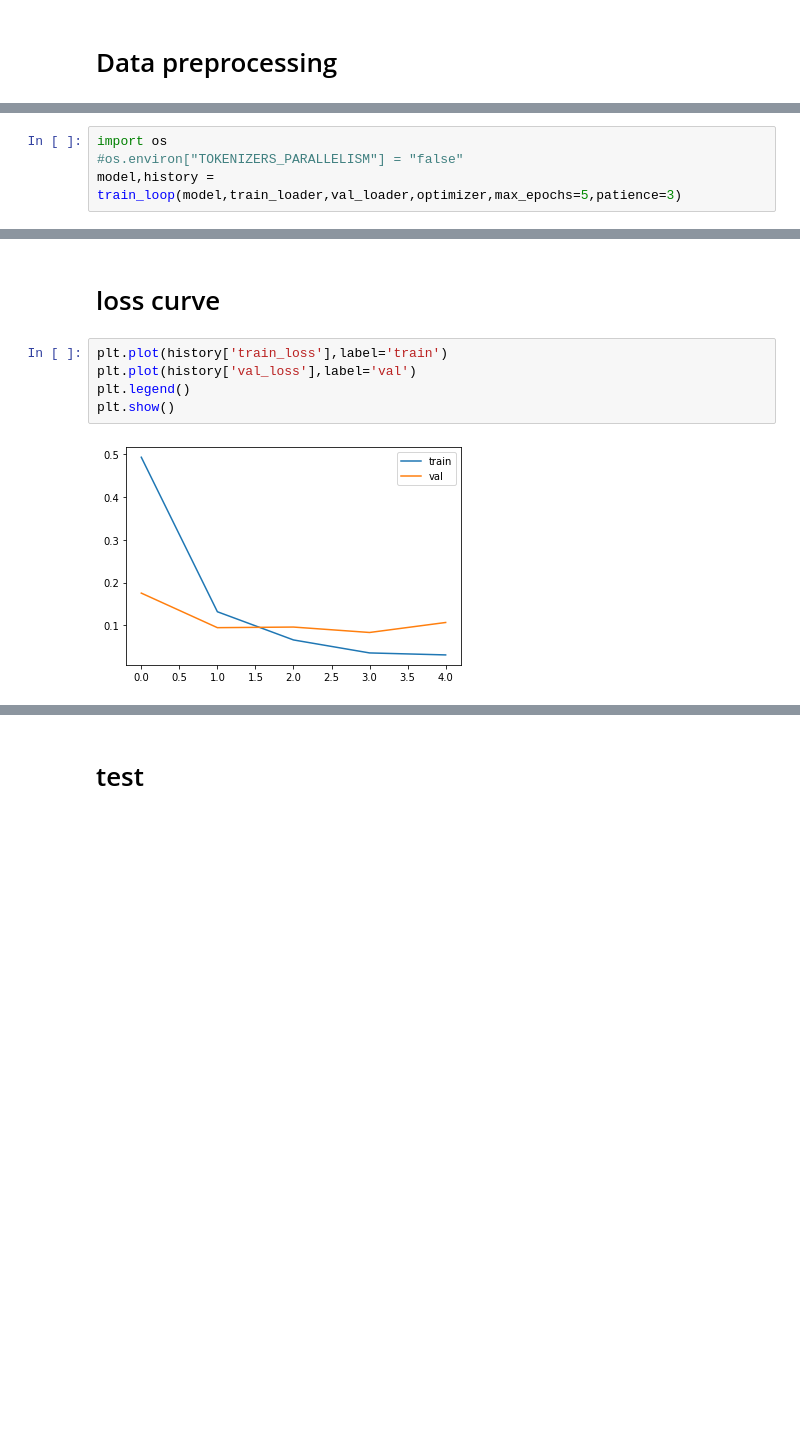
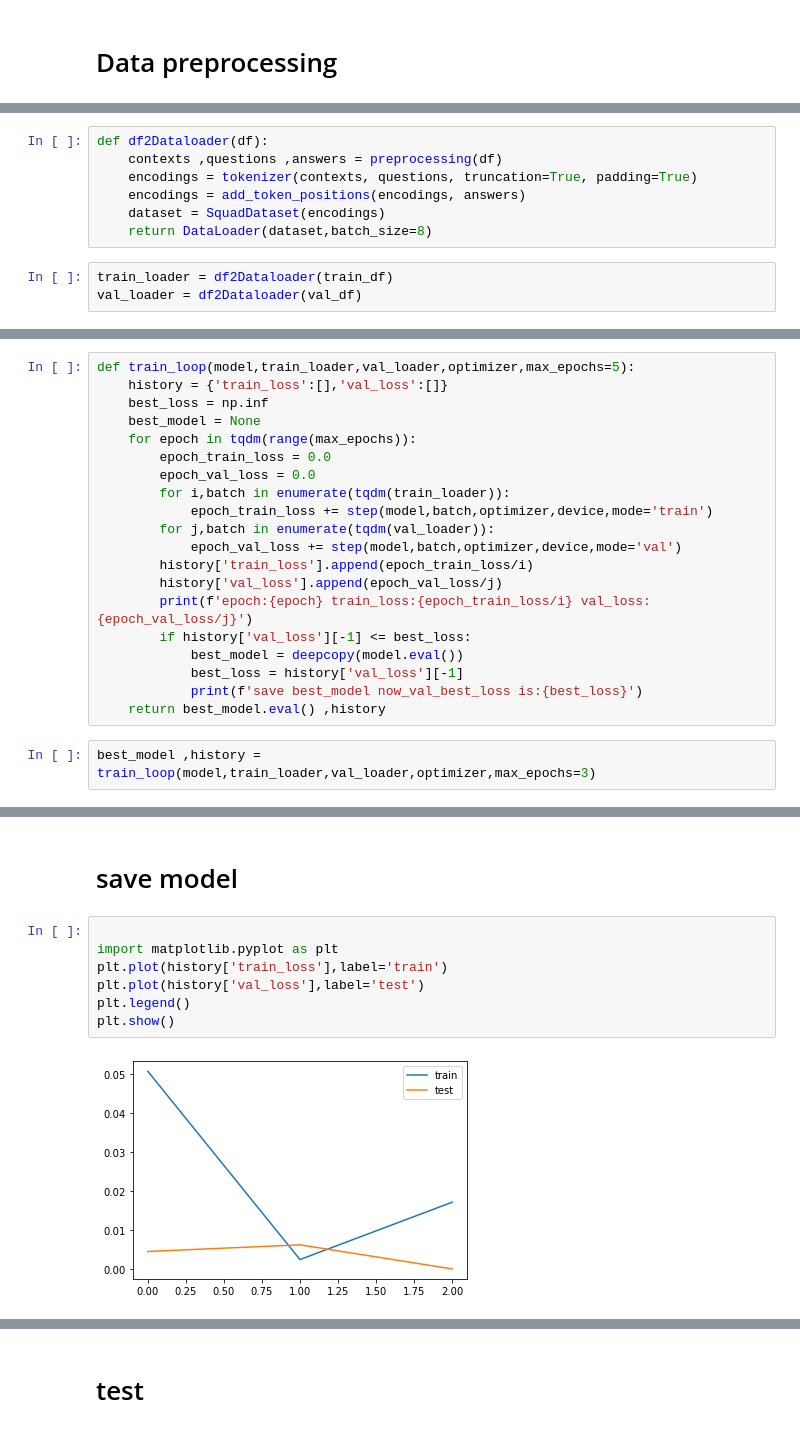
Before and after one commit to skywalker0803r/Letter-of-Credit-Intelligent-Auxiliary-Semantic-Analysis-System, a Jupyter notebook: notebook/開狀人bert訓練.ipynb, the cells around one changed output, grey strips where cells are left out. Cells and saved outputs as stored; diff of their text form; blank space fills up the shorter version.

```diff
--- a/notebook/開狀人bert訓練.ipynb
+++ b/notebook/開狀人bert訓練.ipynb
@@ -318 +148,11 @@ gc.collect()
+# %%
+def df2Dataloader(df):
+    contexts ,questions ,answers = preprocessing(df)
+    encodings = tokenizer(contexts, questions, truncation=True, padding=True)
+    encodings = add_token_positions(encodings, answers)
+    dataset = SquadDataset(encodings)
+    return DataLoader(dataset,batch_size=8)
+# %%
+train_loader = df2Dataloader(train_df)
+val_loader = df2Dataloader(val_df)
 # %% [markdown]
@@ -410,5 +187,23 @@ cuda
+# %%
+def train_loop(model,train_loader,val_loader,optimizer,max_epochs=5):
+    history = {'train_loss':[],'val_loss':[]}
+    best_loss = np.inf
+    best_model = None
+    for epoch in tqdm(range(max_epochs)):
+        epoch_train_loss = 0.0
+        epoch_val_loss = 0.0
+        for i,batch in enumerate(tqdm(train_loader)):
+            epoch_train_loss += step(model,batch,optimizer,device,mode='train')
+        for j,batch in enumerate(tqdm(val_loader)):
+            epoch_val_loss += step(model,batch,optimizer,device,mode='val')
+        history['train_loss'].append(epoch_train_loss/i)
+        history['val_loss'].append(epoch_val_loss/j)
+        print(f'epoch:{epoch} train_loss:{epoch_train_loss/i} val_loss:{epoch_val_loss/j}')
+        if history['val_loss'][-1] <= best_loss:
+            best_model = deepcopy(model.eval())
+            best_loss = history['val_loss'][-1]
+            print(f'save best_model now_val_best_loss is:{best_loss}')
+    return best_model.eval() ,history
 # %%
-import os
-#os.environ["TOKENIZERS_PARALLELISM"] = "false"
-model,history = train_loop(model,train_loader,val_loader,optimizer,max_epochs=5,patience=3)
+best_model ,history = train_loop(model,train_loader,val_loader,optimizer,max_epochs=3)
 # %% [output]
@@ -425,9 +219,11 @@ not_improve_count:2
-# %% [markdown]
-# loss curve
+# %% [markdown]
+# save model
 # %%
+
+import matplotlib.pyplot as plt
 plt.plot(history['train_loss'],label='train')
-plt.plot(history['val_loss'],label='val')
+plt.plot(history['val_loss'],label='test')
 plt.legend()
 plt.show()
 # %% [output]
-[figure, old version]
+[figure, new version]
```
Also changed, not shown: parts of 36 cells of this notebook.
